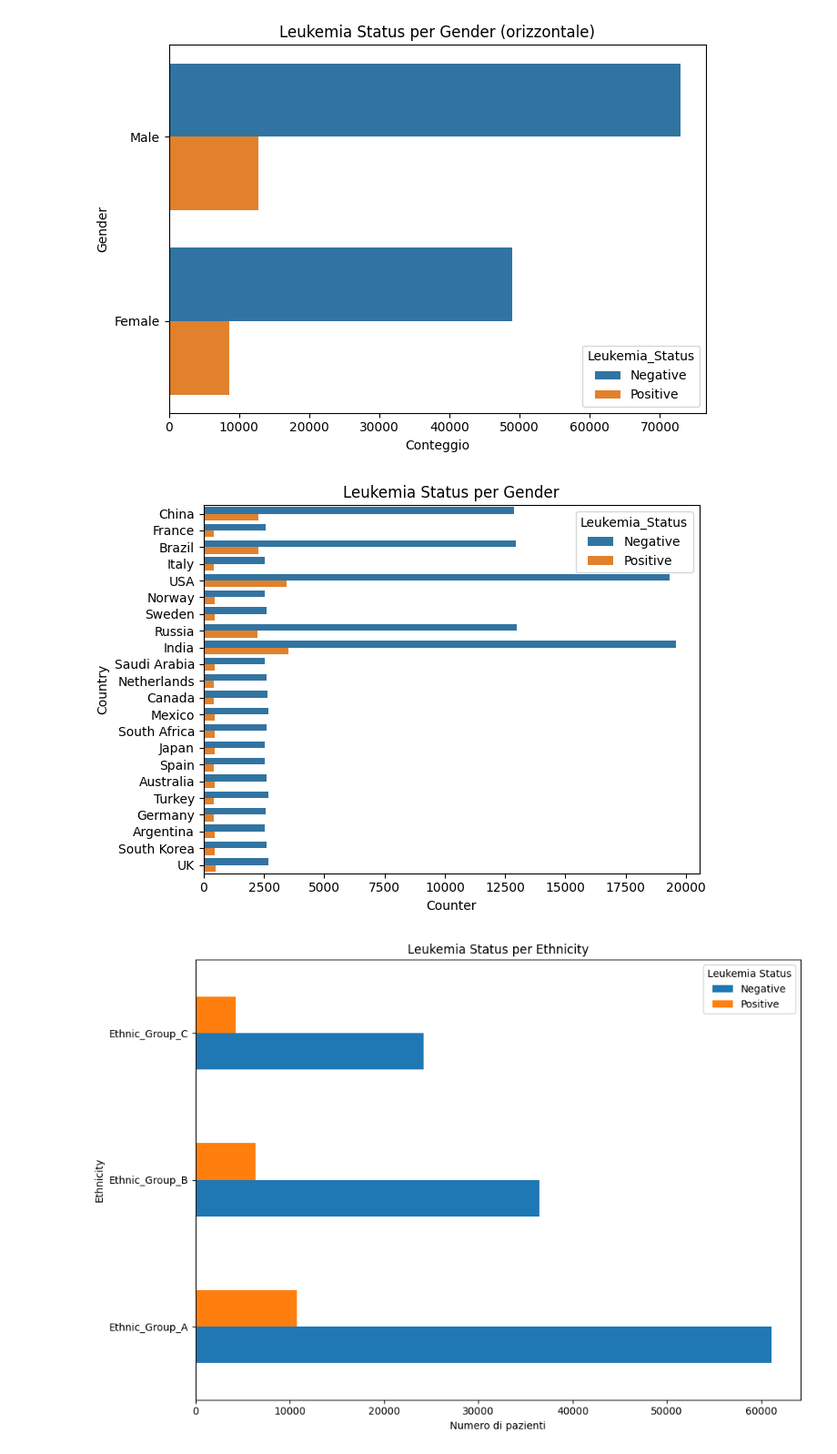
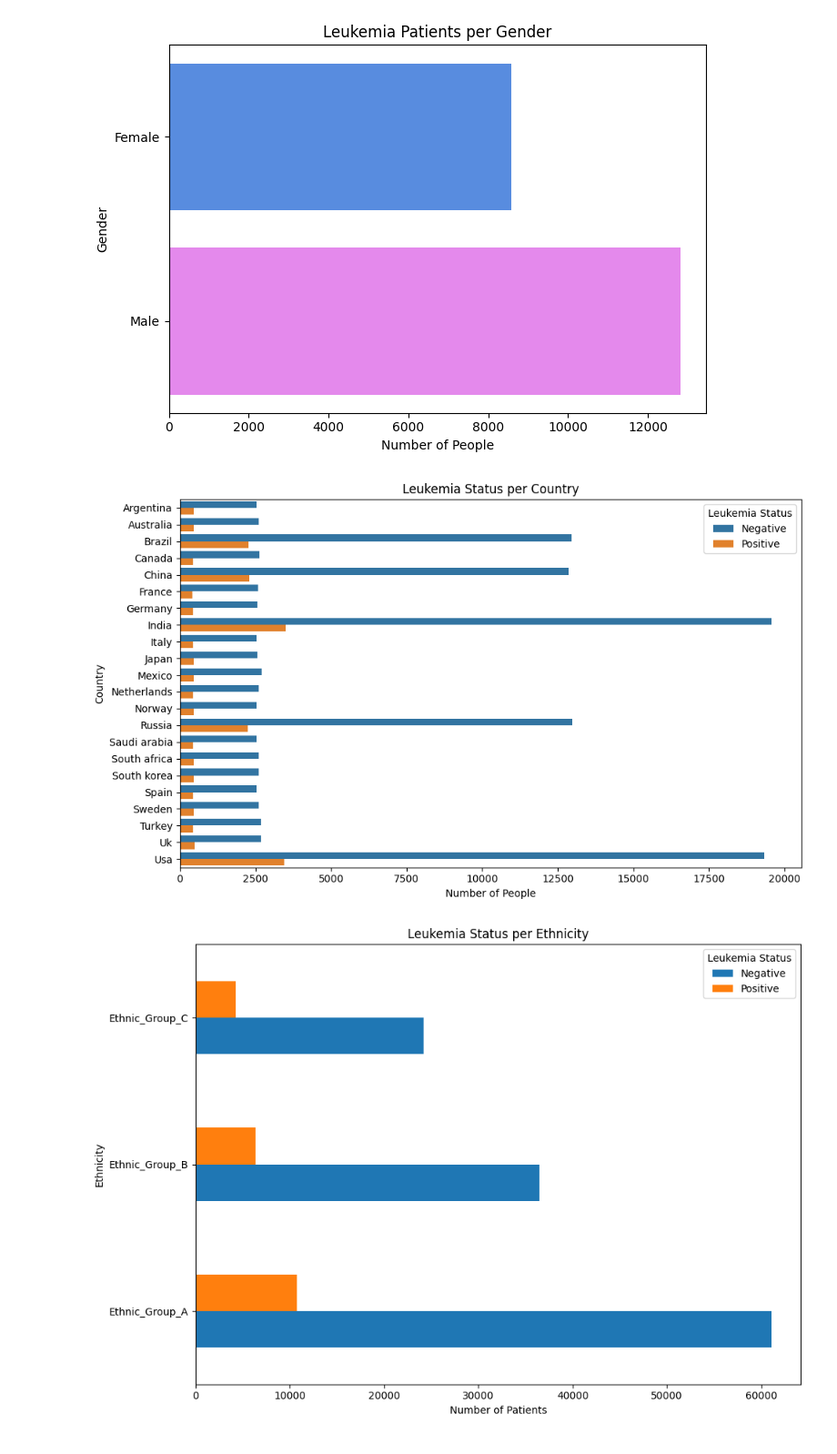
Before and after one commit to andreeriga/Scientific-Visualization-Magistrale, a Jupyter notebook: notebooks/leukemia.ipynb, the cells around one changed output. Shown at 91% size. Saved outputs shown, nothing was run; the diff lists cells and outputs as text; code cells hidden in the pictures.

Commit message:
almost finish leukemia graphs, need to modify something, after this i'll recheck the other graphs

```diff
--- a/notebooks/leukemia.ipynb
+++ b/notebooks/leukemia.ipynb
@@ -39,37 +18,69 @@ plt.show()
 # %%
+import pandas as pd
+import seaborn as sns
+import matplotlib.pyplot as plt
+
+df = pd.read_csv("../data/leukemia_dataset.csv")
+
+# Filtra solo pazienti con leucemia
+df_positive = df[df["Leukemia_Status"].str.strip().str.capitalize() == "Positive"]
+
 plt.figure(figsize=(7,5))
 
+# Palette personalizzata per Gender
+palette = {
+    "Female": (66/255, 135/255, 245/255),  # blu
+    "Male": (242/255, 121/255, 252/255)    # rosa/lilla
+}
+
 sns.countplot(
-    data=df,
+    data=df_positive,
     y="Gender",
-    hue="Leukemia_Status",
-    orient="h"
+    hue="Gender",  # ora hue = Gender per avere i colori distinti
+    palette=palette,
+    dodge=False    # le barre si sovrappongono perché hue = y
 )
 
-plt.title("Leukemia Status per Gender")
-plt.xlabel("Conteggio")
+plt.title("Leukemia Patients per Gender")
+plt.xlabel("Number of People")
 plt.ylabel("Gender")
 
 plt.tight_layout()
 plt.show()
 # %% [output]
-[figure, old version]
+[figure, new version]
 # %%
-plt.figure(figsize=(7,5))
+# Leggi il dataset
+df = pd.read_csv("../data/leukemia_dataset.csv")
 
-sns.countplot(
-    data=df,
-    y="Country",
-    hue="Leukemia_Status",
-    orient="h"
+# Normalizza i valori
+df["Leukemia_Status"] = df["Leukemia_Status"].str.strip().str.capitalize()
+df["Country"] = df["Country"].str.strip().str.capitalize()
+
+# Calcolo conteggi assoluti per Country + Leukemia_Status
+count_df = (
+    df.groupby(["Country", "Leukemia_Status"])
+      .size()
+      .reset_index(name="Count")
 )
 
-plt.title("Leukemia Status per Gender")
-plt.xlabel("Counter")
+plt.figure(figsize=(10,6))
+
+# Barplot orizzontale con conteggi assoluti
+sns.barplot(
+    data=count_df,
+    y="Country",
+    x="Count",
+    hue="Leukemia_Status",
+    dodge=True
+)
+
+plt.xlabel("Number of People")
 plt.ylabel("Country")
-
+plt.title("Leukemia Status per Country")
+plt.legend(title="Leukemia Status", loc='upper right')
 plt.tight_layout()
 plt.show()
 # %% [output]
-[figure, old version]
+[figure, new version]
 # %%
```
Also changed, not shown: parts of 13 cells of this notebook.
